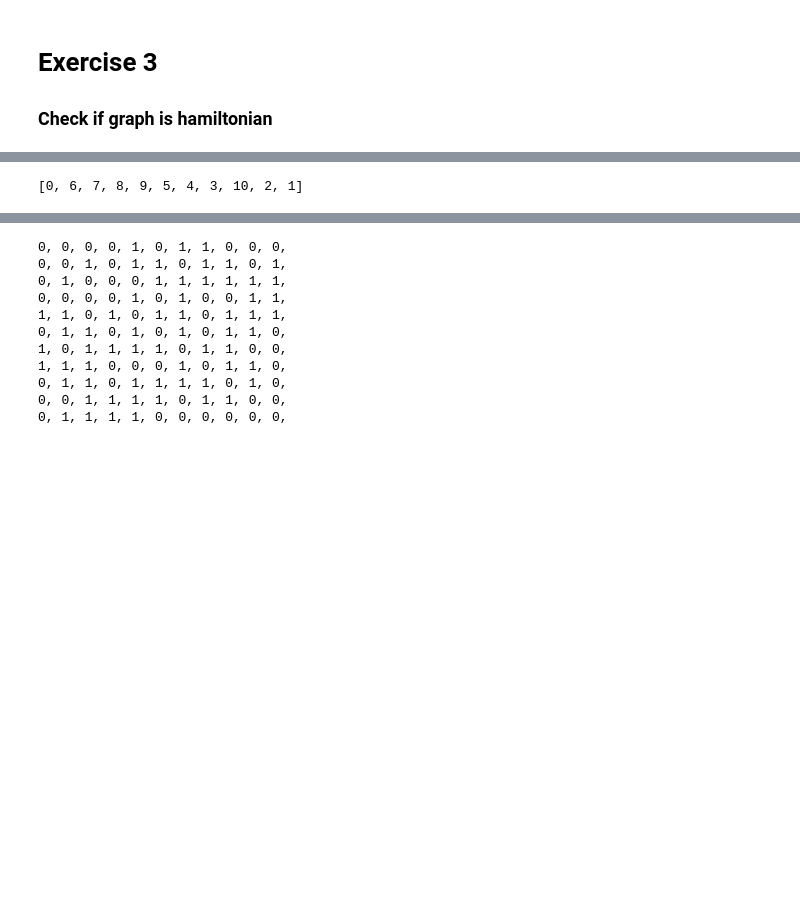
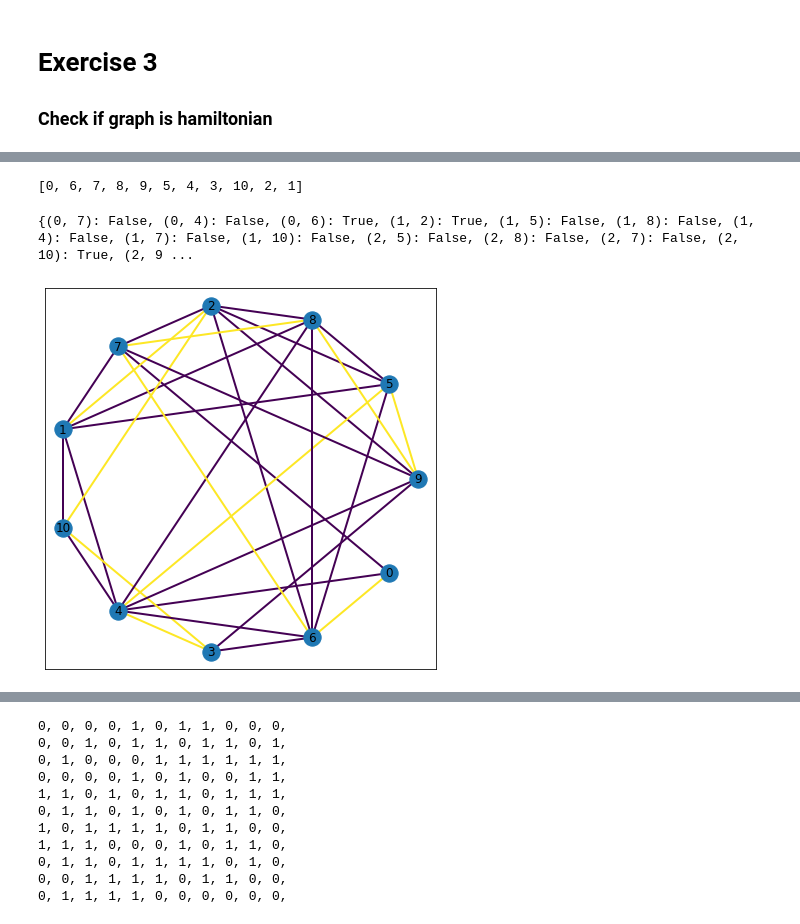
Before and after one commit to Laronk/graphs_project, a Jupyter notebook: Exercises/exercises.ipynb, the cells around one changed output, grey strips where cells are left out. Saved outputs shown, nothing was run; the diff lists cells and outputs as text; code cells hidden in the pictures; blank space fills up the shorter version.

```diff
--- a/Exercises/exercises.ipynb
+++ b/Exercises/exercises.ipynb
@@ -89,7 +126,34 @@ def hamilton(G):
             else:
                 F.append((g,p))
     return None
-# %%
-hamilton(G)
-# %% [output]
-[0, 6, 7, 8, 9, 5, 4, 3, 10, 2, 1]
+# %%
+hamilton_path = hamilton(G)
+hamilton_path
+# %% [output]
+[0, 6, 7, 8, 9, 5, 4, 3, 10, 2, 1]
+# %%
+hamilton_path_edges = []
+for v1, v2 in list(zip(hamilton_path, hamilton_path[1:])):
+    hamilton_path_edges.append((v1, v2))
+
+hamilton_path_edges_to_colors = {edge: (edge in hamilton_path_edges or edge[::-1] in hamilton_path_edges) for edge in G.edges()}
+print(hamilton_path_edges_to_colors)
+# %% [output]
+{(0, 7): False, (0, 4): False, (0, 6): True, (1, 2): True, (1, 5): False, (1, 8): False, (1, 4): False, (1, 7): False, (1, 10): False, (2, 5): False, (2, 8): False, (2, 7): False, (2, 10): True, (2, 9 ...
+# %%
+plt.figure(figsize=(7, 7))
+ax = plt.axes()
+ax.set_facecolor("white")
+
+options = {
+    "edge_color": list(hamilton_path_edges_to_colors.values()),
+    'width': 2
+}
+nx.draw_networkx(G, pos=nx.graphviz_layout(G, prog="circo"), **options)
+
+plt.draw()
+plt.savefig("graph_notebook_exer_3_hamilton_path.png")
+plt.show()
+plt.close()
+# %% [output]
+[figure, added]
```
Also changed, not shown: parts of 14 cells of this notebook.
